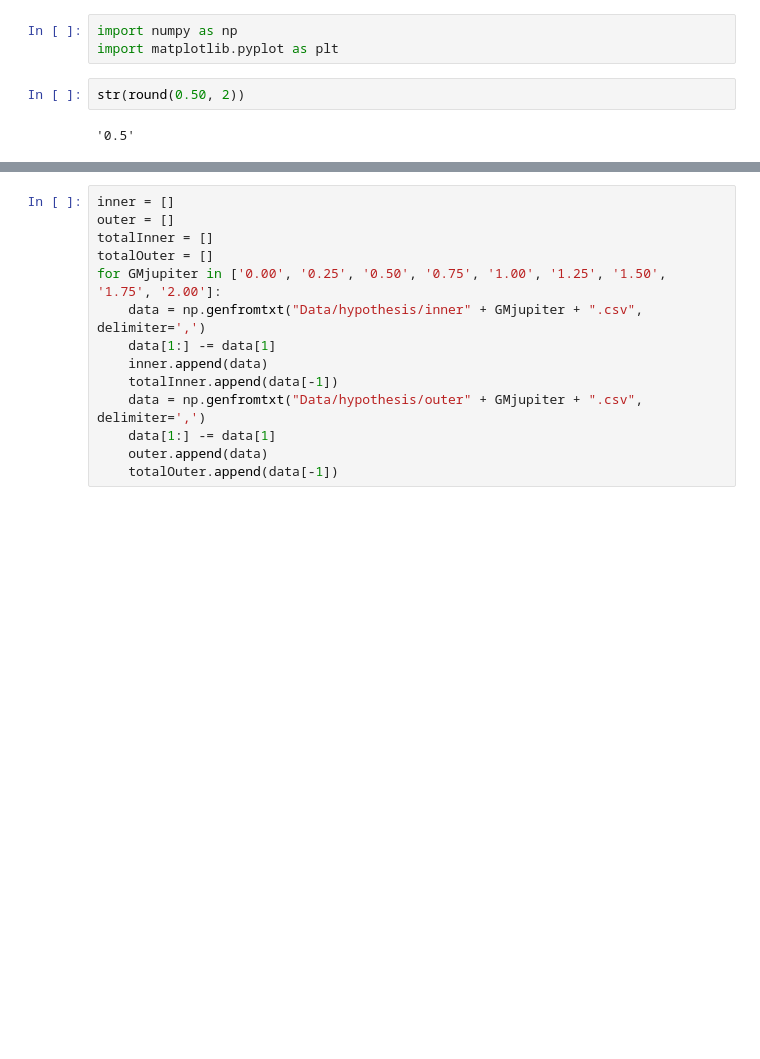
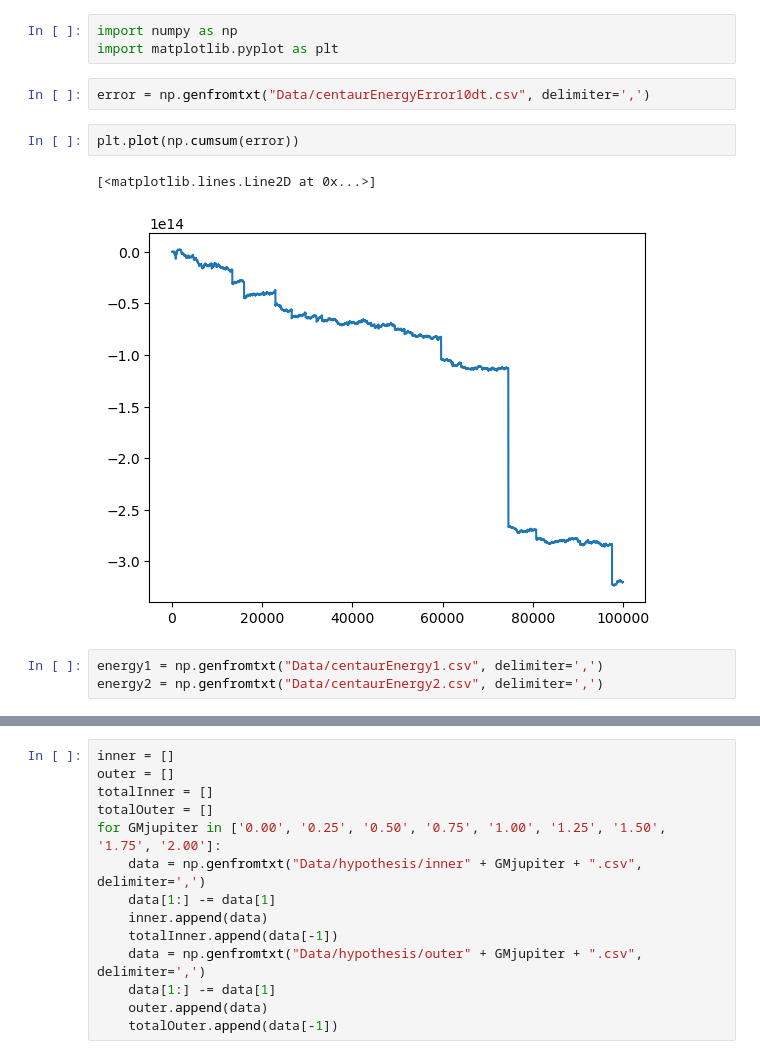
Before and after one commit to ThijsSpoor99/Project-Computational-Science, a Jupyter notebook: hypothesisTesting.ipynb, the cells around one changed output, grey strips where cells are left out. Cells and saved outputs as stored; diff of their text form; blank space fills up the shorter version.

```diff
--- a/hypothesisTesting.ipynb
+++ b/hypothesisTesting.ipynb
@@ -1,7 +1,13 @@
 # %%
 import numpy as np
 import matplotlib.pyplot as plt
-# %%
-str(round(0.50, 2))
-# %% [output]
-'0.5'
+# %%
+error = np.genfromtxt("Data/centaurEnergyError10dt.csv", delimiter=',')
+# %%
+plt.plot(np.cumsum(error))
+# %% [output]
+[<matplotlib.lines.Line2D at 0x...>]
+[figure, added]
+# %%
+energy1 = np.genfromtxt("Data/centaurEnergy1.csv", delimiter=',')
+energy2 = np.genfromtxt("Data/centaurEnergy2.csv", delimiter=',')
```
Also changed, not shown: parts of 1 cell of this notebook, 18 other files.
